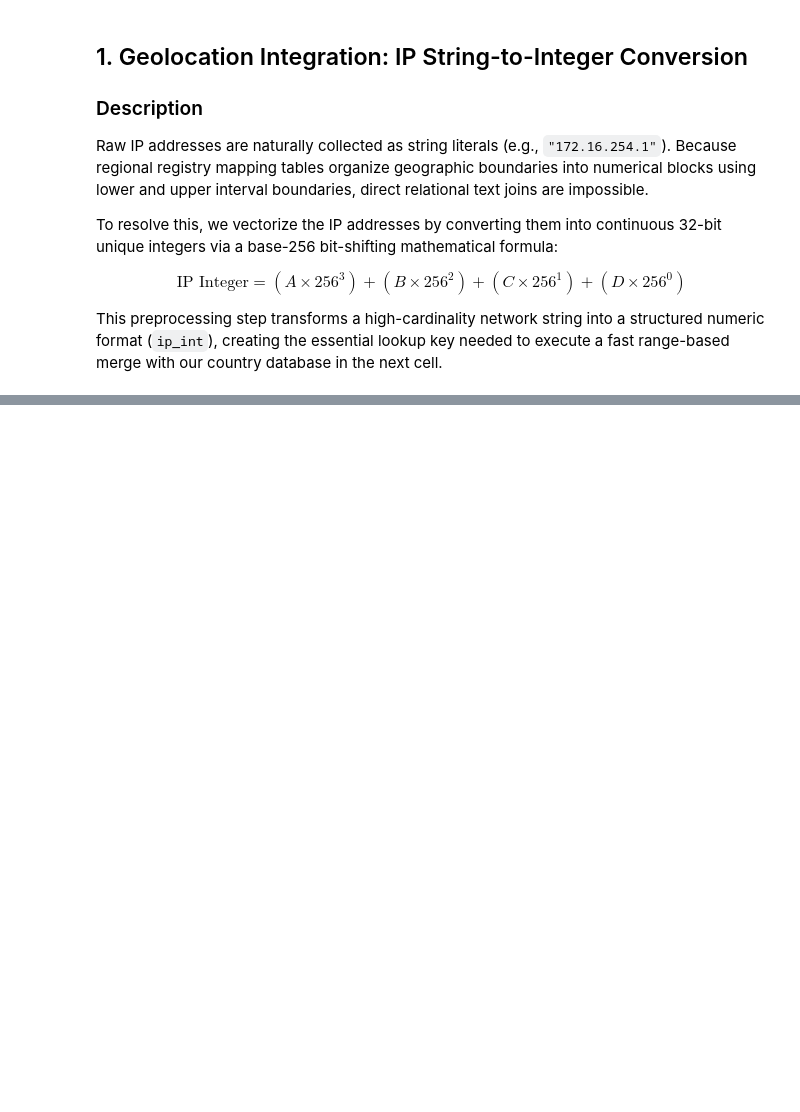
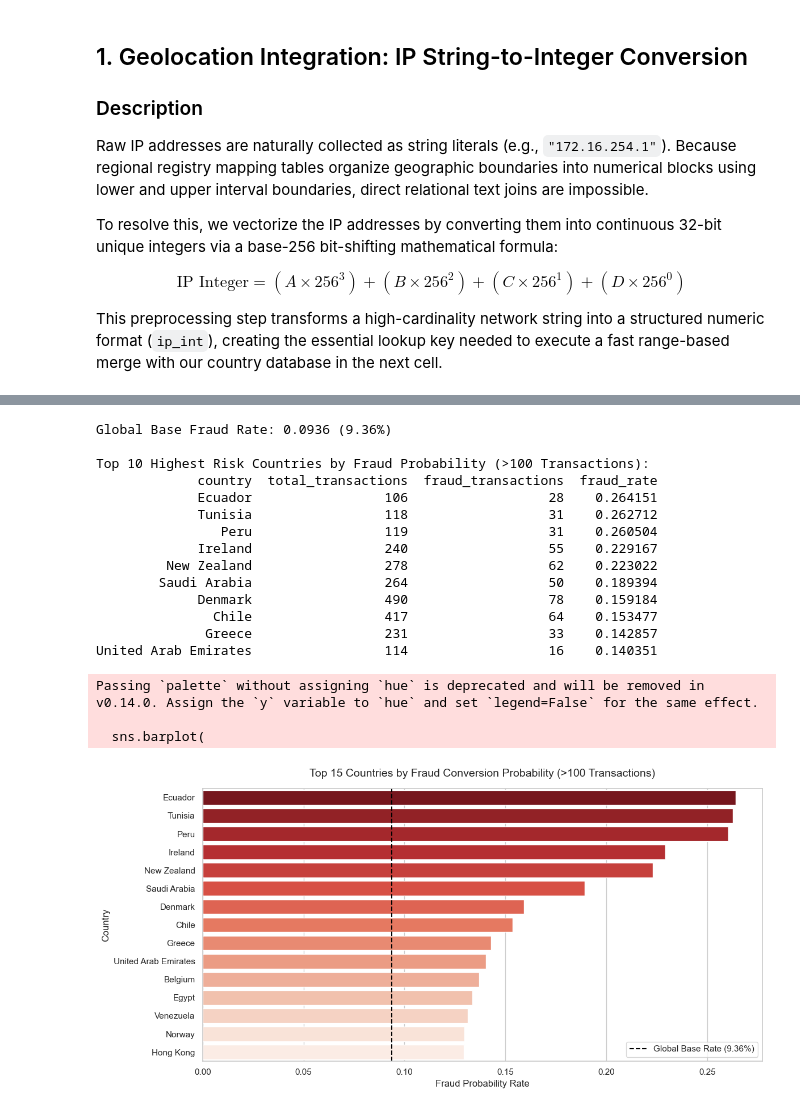
Before and after one commit to meti-creator/fraud-detection, a Jupyter notebook: notebooks/eda-fraud-data.ipynb, the cells around one changed output, grey strips where cells are left out. Saved outputs shown, nothing was run; the diff lists cells and outputs as text; code cells hidden in the pictures; blank space fills up the shorter version.

```diff
--- a/notebooks/eda-fraud-data.ipynb
+++ b/notebooks/eda-fraud-data.ipynb
@@ -442,0 +393,16 @@ except NameError:
+# %%
+import pandas as pd
+import numpy as np
+
+
+print(f"Total initial rows loaded: {len(df)}")
+
+
+
+# 3. Convert the float IP numbers directly to clean integers
+df['ip_int'] = df['ip_address'].astype(int)
+
+# 4. Verify that the rows stay intact and the new column looks perfect
+print(f"Rows remaining after cleaning: {len(df)}")
+print("\nFirst 5 rows of your processed dataset:")
+print(df[['ip_address', 'ip_int']].head())
@@ -442,0 +515,64 @@ except NameError:
+# %%
+import matplotlib.pyplot as plt
+import seaborn as sns
+
+# 1. Aggregate total transactions and fraud counts per country
+country_analysis = merged_df.groupby('country').agg(
+    total_transactions=('class', 'count'),
+    fraud_transactions=('class', 'sum')
+).reset_index()
+
+# 2. Calculate the baseline fraud probability rate per country
+country_analysis['fraud_rate'] = country_analysis['fraud_transactions'] / country_analysis['total_transactions']
+
+# 3. Calculate the global baseline fraud rate for context
+global_fraud_rate = merged_df['class'].mean()
+print(f"Global Base Fraud Rate: {global_fraud_rate:.4f} ({global_fraud_rate * 100:.2f}%)\n")
+
+# 4. Filter for countries with significant sample volumes (e.g., > 100 transactions)
+# This removes the noise from countries with only 1 or 2 isolated transactions
+significant_countries = country_analysis[country_analysis['total_transactions'] > 100]
+
+# 5. Sort by highest risk probability to identify top fraud hotspots
+top_fraud_countries = significant_countries.sort_values(by='fraud_rate', ascending=False)
+
+print("Top 10 Highest Risk Countries by Fraud Probability (>100 Transactions):")
+print(top_fraud_countries.head(10).to_string(index=False))
+
+# 6. VISUALIZATION: Plot the top high-risk nations
+plt.figure(figsize=(12, 6))
+sns.barplot(
+    data=top_fraud_countries.head(15),
+    x='fraud_rate',
+    y='country',
+    palette='Reds_r'
+)
+
+# Draw a vertical line representing the global baseline fraud rate for comparison
+plt.axvline(global_fraud_rate, color='black', linestyle='--', label=f'Global Base Rate ({global_fraud_rate*100:.2f}%)')
+
+plt.title('Top 15 Countries by Fraud Conversion Probability (>100 Transactions)', fontsize=14, pad=15)
+plt.xlabel('Fraud Probability Rate', fontsize=12)
+plt.ylabel('Country', fontsize=12)
+plt.legend(loc='lower right')
+plt.tight_layout()
+plt.show()
+# %% [output]
+Global Base Fraud Rate: 0.0936 (9.36%)
+
+Top 10 Highest Risk Countries by Fraud Probability (>100 Transactions):
+             country  total_transactions  fraud_transactions  fraud_rate
+             Ecuador                 106                  28    0.264151
+             Tunisia                 118                  31    0.262712
+                Peru                 119                  31    0.260504
+             Ireland                 240                  55    0.229167
+         New Zealand                 278                  62    0.223022
+        Saudi Arabia                 264                  50    0.189394
+             Denmark                 490                  78    0.159184
+               Chile                 417                  64    0.153477
+              Greece                 231                  33    0.142857
+United Arab Emirates                 114                  16    0.140351
+Passing `palette` without assigning `hue` is deprecated and will be removed in v0.14.0. Assign the `y` variable to `hue` and set `legend=False` for the same effect.
+
+  sns.barplot(
+[figure, added]
```
Also changed, not shown: parts of 22 cells of this notebook.
